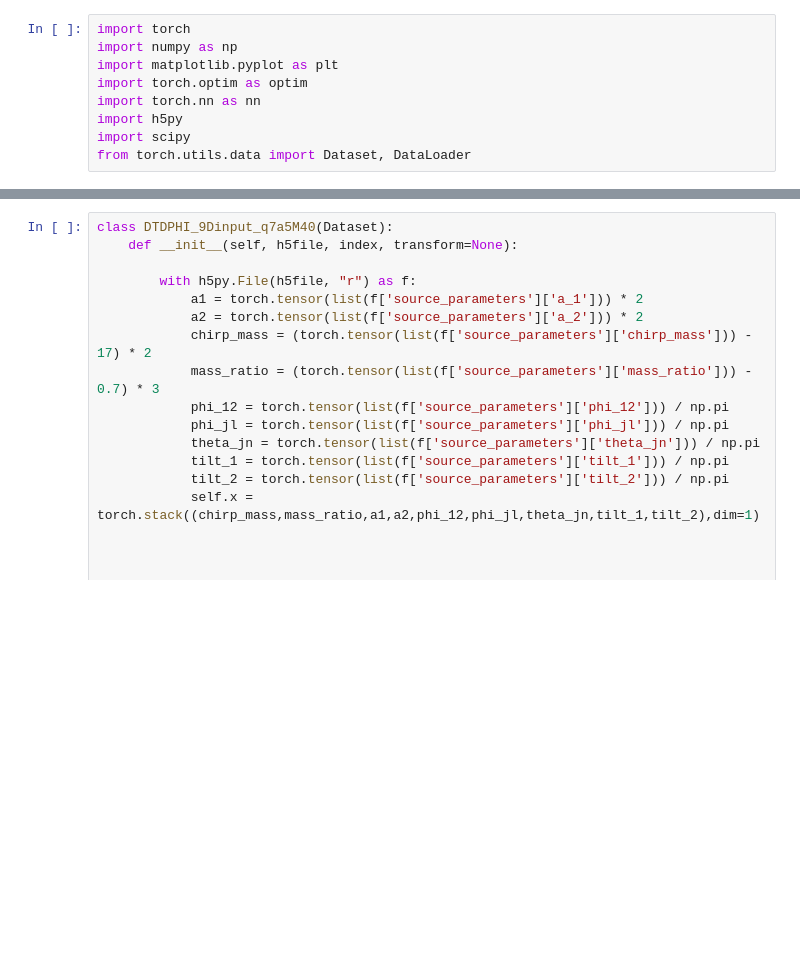
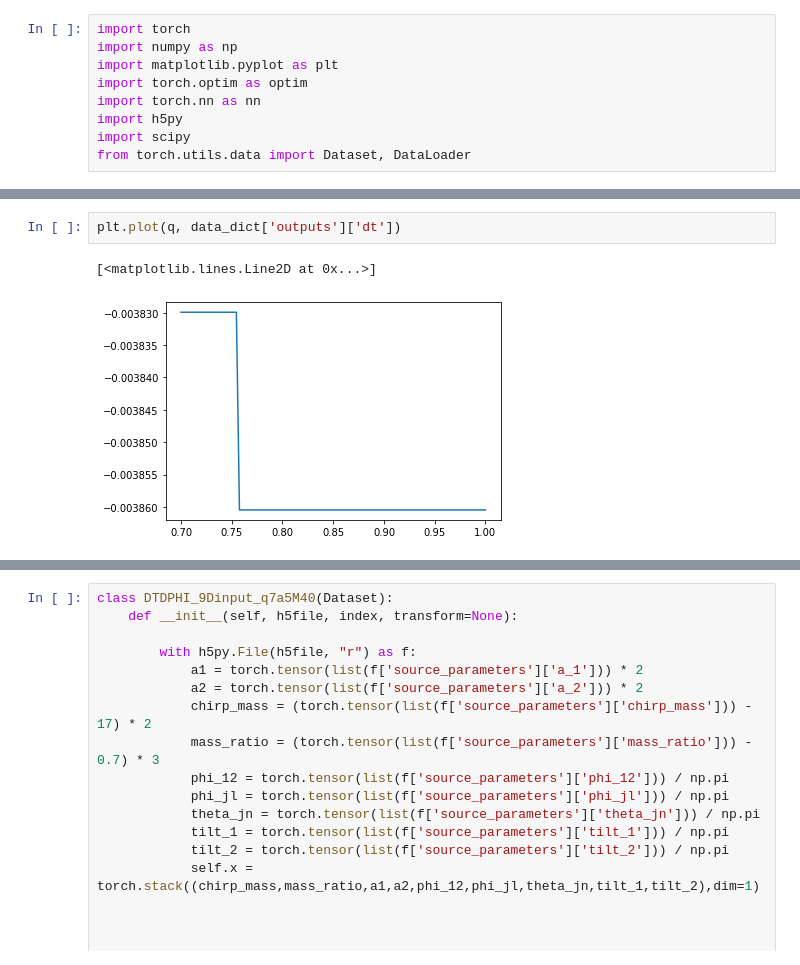
Before and after one commit to MarinerQ/npf_GWwaveform, a Jupyter notebook: gw/utils/waveform_alignment/MLPalignment.ipynb, the cells around one changed output, grey strips where cells are left out. Saved outputs shown, nothing was run; the diff lists cells and outputs as text; blank space fills up the shorter version.

```diff
--- a/gw/utils/waveform_alignment/MLPalignment.ipynb
+++ b/gw/utils/waveform_alignment/MLPalignment.ipynb
@@ -9,0 +253,5 @@ from torch.utils.data import Dataset, DataLoader
+# %%
+plt.plot(q, data_dict['outputs']['dt'])
+# %% [output]
+[<matplotlib.lines.Line2D at 0x...>]
+[figure, added]
```
Also changed, not shown: parts of 10 cells of this notebook, 3 other files.
